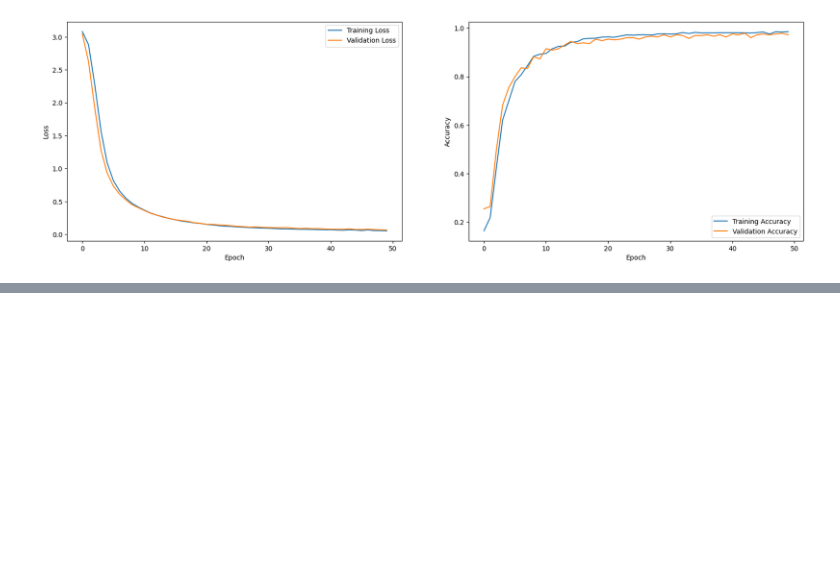
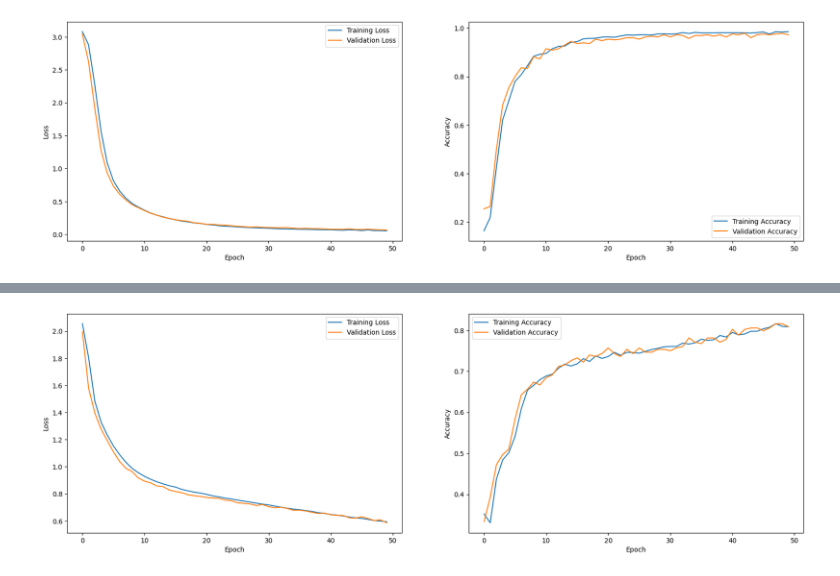
Before and after one commit to nishanthdmello/AI-Based-Agriculture, a Jupyter notebook: crop_recommendation.ipynb, the cells around one changed output, grey strips where cells are left out. Saved outputs shown, nothing was run; the diff lists cells and outputs as text; code cells hidden in the pictures; blank space fills up the shorter version.

```diff
--- a/crop_recommendation.ipynb
+++ b/crop_recommendation.ipynb
@@ -128,0 +220,15 @@ plt.show()
+# %%
+scaler = StandardScaler()
+X_train = scaler.fit_transform(X_train)
+X_val = scaler.transform(X_val)
+X_test = scaler.transform(X_test)
+# %%
+model = Sequential()
+model.add(Input((X.shape[1],)))
+model.add(Dense(32, kernel_initializer="uniform", activation='relu'))
+model.add(Dense(32, kernel_initializer="uniform", activation='relu'))
+model.add(Dense(y.shape[1], kernel_initializer="uniform", activation='softmax'))
+# %%
+model.compile(optimizer='adam', loss='categorical_crossentropy', metrics=['accuracy'])
+# %%
+history = model.fit(X_train, y_train, validation_data=(X_val, y_val), epochs=50, batch_size=32, verbose=0)
@@ -128,0 +242,20 @@ plt.show()
+# %%
+plt.figure(figsize=(20, 6))
+
+plt.subplot(1, 2, 1)
+plt.plot(history.history['loss'], label='Training Loss')
+plt.plot(history.history['val_loss'], label='Validation Loss')
+plt.xlabel('Epoch')
+plt.ylabel('Loss')
+plt.legend()
+
+plt.subplot(1, 2, 2)
+plt.plot(history.history['accuracy'], label='Training Accuracy')
+plt.plot(history.history['val_accuracy'], label='Validation Accuracy')
+plt.xlabel('Epoch')
+plt.ylabel('Accuracy')
+plt.legend()
+
+plt.show()
+# %% [output]
+[figure, added]
```
Also changed, not shown: parts of 8 cells of this notebook, 4 other files.
